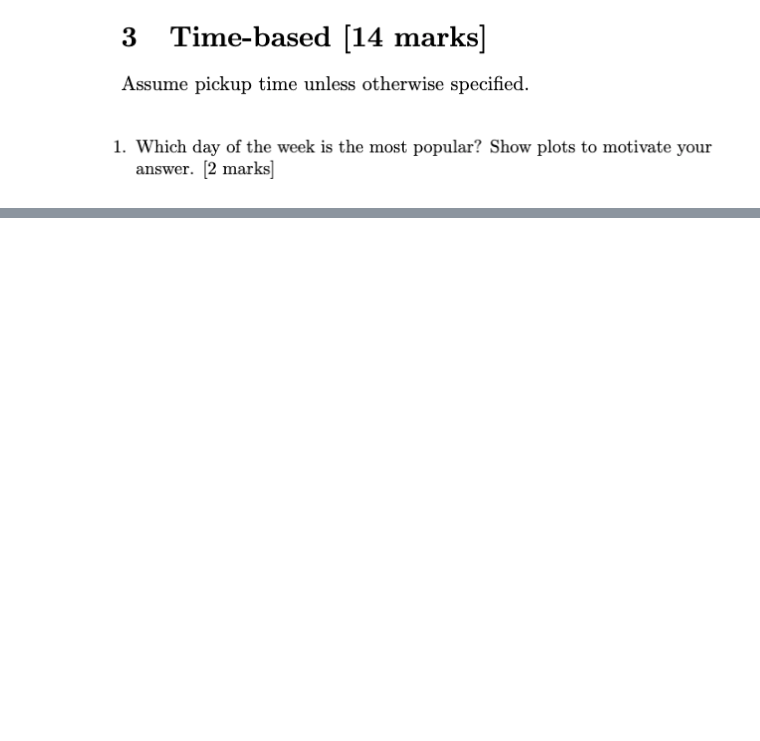
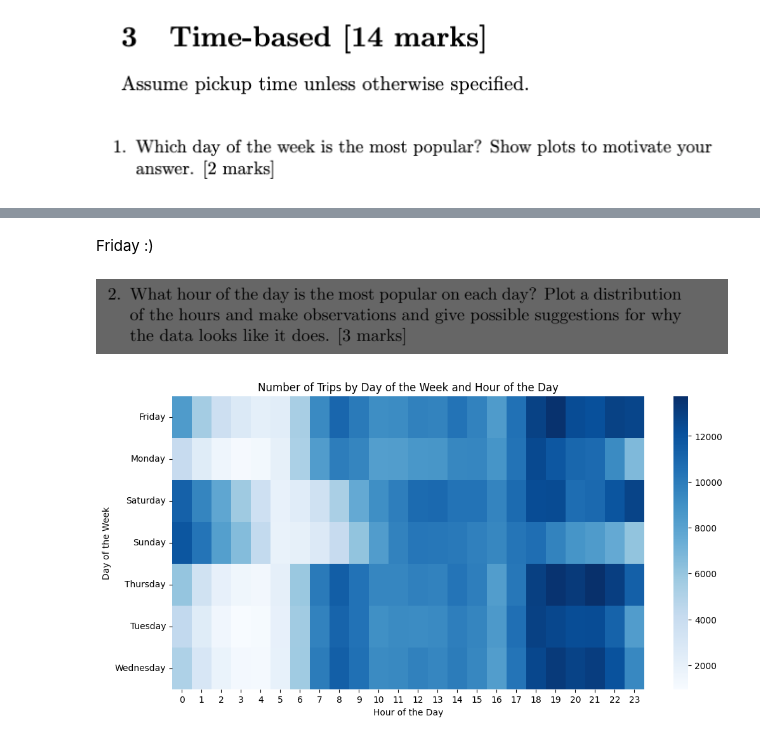
Before and after one commit to Daggy2002/DVE-Assignments, a Jupyter notebook: Assignment2/main.ipynb, the cells around one changed output, grey strips where cells are left out. Drawn from its saved outputs; the diff is of its cells as text; code cells hidden in the pictures; blank space fills up the shorter version.

```diff
--- a/Assignment2/main.ipynb
+++ b/Assignment2/main.ipynb
@@ -317,0 +334,19 @@ print(df.head())
+# %% [markdown]
+Friday :)
+# %% [markdown]
+![image.png](attachment:image.png)
+# %%
+# What hour of the day is the most popular on each day? Plot a distribution of the hours and make observations and give possible suggestions for why the data looks like it does.
+
+# Count the number of trips for each day of the week and hour of the day
+day_hour_counts = df.groupby(['pickup_day', 'pickup_hour']).size().unstack()
+
+# Plot the number of trips for each day of the week and hour of the day
+plt.figure(figsize=(12, 6))
+sns.heatmap(day_hour_counts, cmap='Blues')
+plt.xlabel('Hour of the Day')
+plt.ylabel('Day of the Week')
+plt.title('Number of Trips by Day of the Week and Hour of the Day')
+plt.show()
+# %% [output]
+[figure, added]
```
Also changed, not shown: parts of 12 cells of this notebook, 1 other file.
